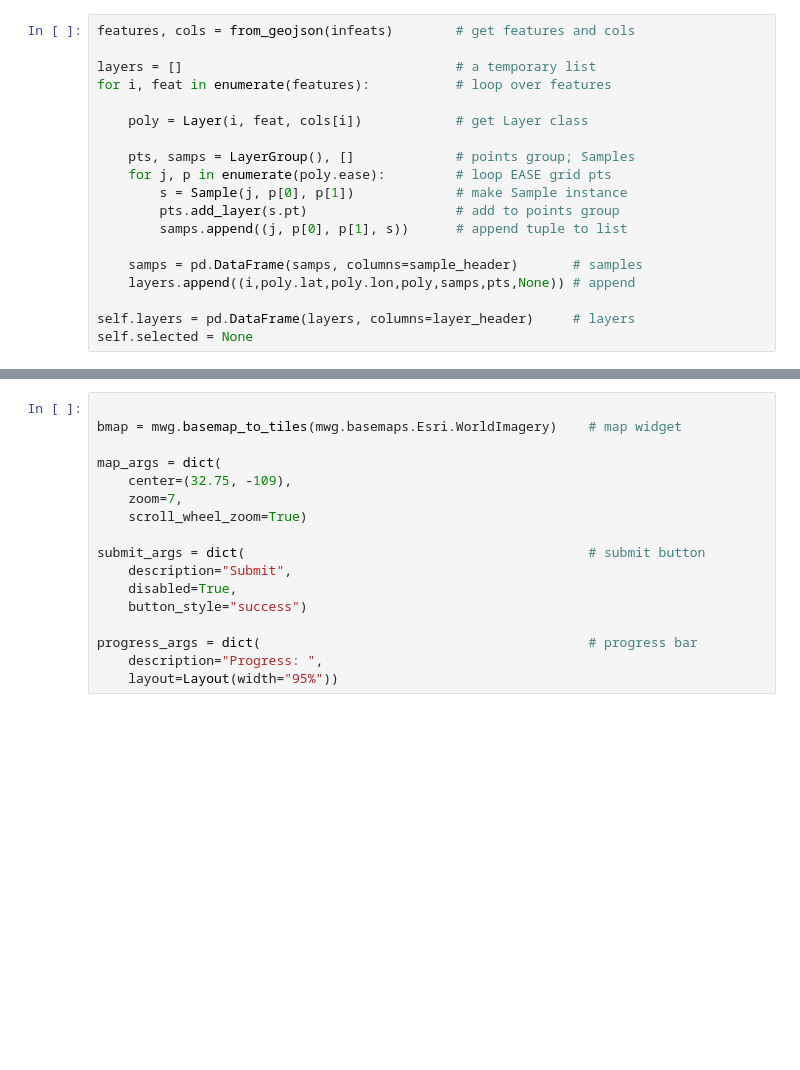
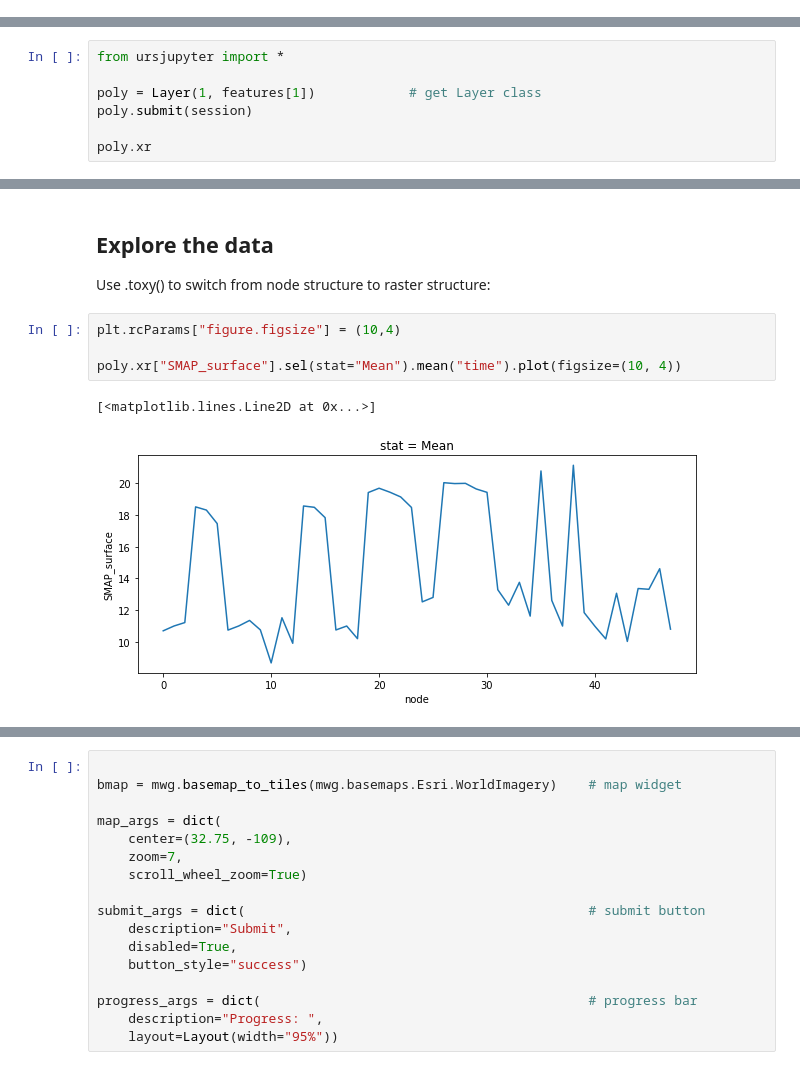
Before and after one commit to jjmcnelis/nasa_usfs_workshop, a Jupyter notebook: day3-tutorial-ncrs.ipynb, the cells around one changed output, grey strips where cells are left out. Drawn from its saved outputs; the diff is of its cells as text; blank space fills up the shorter version.

```diff
--- a/day3-tutorial-ncrs.ipynb
+++ b/day3-tutorial-ncrs.ipynb
@@ -246,19 +368,0 @@ poly.ease.head(5)
-# %%
-features, cols = from_geojson(infeats)        # get features and cols
-
-layers = []                                   # a temporary list
-for i, feat in enumerate(features):           # loop over features
-
-    poly = Layer(i, feat, cols[i])            # get Layer class
-
-    pts, samps = LayerGroup(), []             # points group; Samples
-    for j, p in enumerate(poly.ease):         # loop EASE grid pts
-        s = Sample(j, p[0], p[1])             # make Sample instance
-        pts.add_layer(s.pt)                   # add to points group
-        samps.append((j, p[0], p[1], s))      # append tuple to list
-
-    samps = pd.DataFrame(samps, columns=sample_header)       # samples
-    layers.append((i,poly.lat,poly.lon,poly,samps,pts,None)) # append
-
-self.layers = pd.DataFrame(layers, columns=layer_header)     # layers
-self.selected = None
@@ -264,0 +371,7 @@ self.selected = None
+# %%
+from ursjupyter import *
+
+poly = Layer(1, features[1])            # get Layer class
+poly.submit(session)
+
+poly.xr
@@ -264,0 +407,11 @@ self.selected = None
+# %% [markdown]
+## Explore the data
+
+Use <Layer>.toxy() to switch from node structure to raster structure:
+# %%
+plt.rcParams["figure.figsize"] = (10,4)
+
+poly.xr["SMAP_surface"].sel(stat="Mean").mean("time").plot(figsize=(10, 4))
+# %% [output]
+[<matplotlib.lines.Line2D at 0x...>]
+[figure, added]
```
Also changed, not shown: parts of 44 cells of this notebook, 1 other file.
